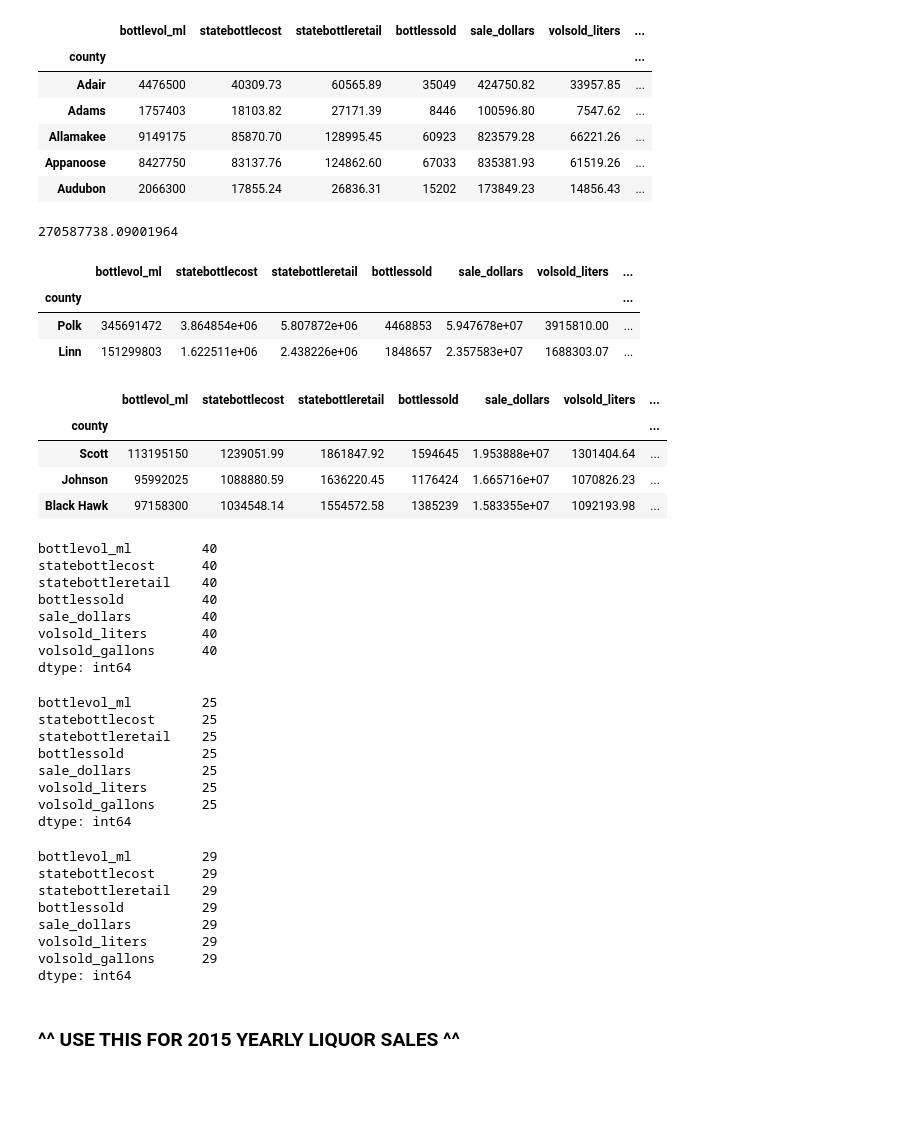
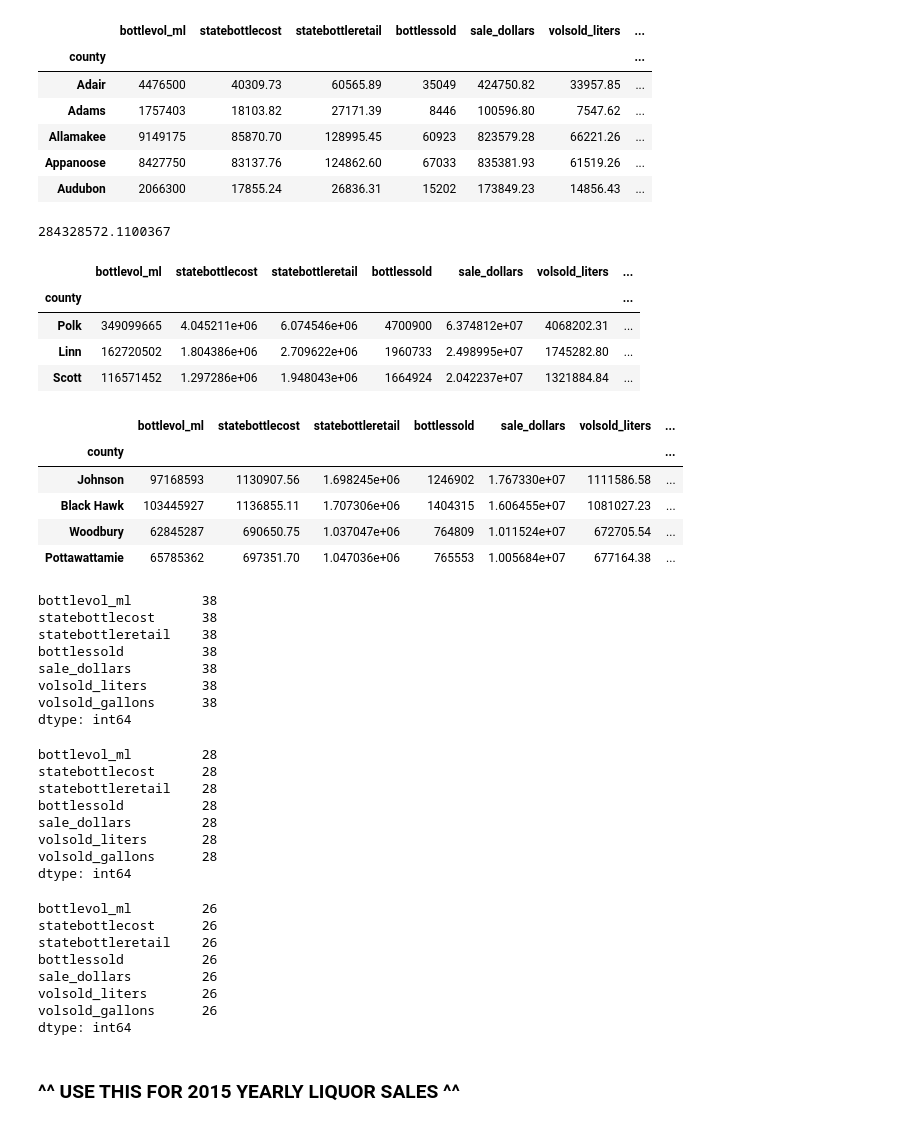
Before and after one commit to mjschillawski/Liquor-Sales-Linear-Regression, a Jupyter notebook: code/2016 Iowa Liquor Sales Projections.ipynb, the cells around one changed output. Drawn from its saved outputs; the diff is of its cells as text; code cells hidden in the pictures; blank space fills up the shorter version.

```diff
--- a/code/2016 Iowa Liquor Sales Projections.ipynb
+++ b/code/2016 Iowa Liquor Sales Projections.ipynb
@@ -397,60 +397,62 @@ county2015.head()
 | Appanoose | 8427750 | 83137.76 | 124862.60 | 67033 | 835381.93 | 61519.26 | ... |
 | Audubon | 2066300 | 17855.24 | 26836.31 | 15202 | 173849.23 | 14856.43 | ... |
 # %%
-county2014['sale_dollars'].sum()
+county2015['sale_dollars'].sum()
 # %% [output]
-270587738.09001964
+284328572.1100367
 # %%
-county2014[(county2014['sale_dollars'] > 20000000) &
-           county2014['sale_dollars']].sort_values('sale_dollars',ascending=False)
+county2015[(county2015['sale_dollars'] > 20000000) &
+           county2015['sale_dollars']].sort_values('sale_dollars',ascending=False)
 # %% [output]
 |  | bottlevol_ml | statebottlecost | statebottleretail | bottlessold | sale_dollars | volsold_liters | ... |
 | county |  |  |  |  |  |  | ... |
-| Polk | 345691472 | 3.864854e+06 | 5.807872e+06 | 4468853 | 5.947678e+07 | 3915810.00 | ... |
-| Linn | 151299803 | 1.622511e+06 | 2.438226e+06 | 1848657 | 2.357583e+07 | 1688303.07 | ... |
+| Polk | 349099665 | 4.045211e+06 | 6.074546e+06 | 4700900 | 6.374812e+07 | 4068202.31 | ... |
+| Linn | 162720502 | 1.804386e+06 | 2.709622e+06 | 1960733 | 2.498995e+07 | 1745282.80 | ... |
+| Scott | 116571452 | 1.297286e+06 | 1.948043e+06 | 1664924 | 2.042237e+07 | 1321884.84 | ... |
 # %%
-county2014[(county2014['sale_dollars'] < 20000000) &
-           (county2014['sale_dollars'] > 10000000)].sort_values('sale_dollars',ascending=False)
+county2015[(county2015['sale_dollars'] < 20000000) &
+           (county2015['sale_dollars'] > 10000000)].sort_values('sale_dollars',ascending=False)
 # %% [output]
 |  | bottlevol_ml | statebottlecost | statebottleretail | bottlessold | sale_dollars | volsold_liters | ... |
 | county |  |  |  |  |  |  | ... |
-| Scott | 113195150 | 1239051.99 | 1861847.92 | 1594645 | 1.953888e+07 | 1301404.64 | ... |
-| Johnson | 95992025 | 1088880.59 | 1636220.45 | 1176424 | 1.665716e+07 | 1070826.23 | ... |
-| Black Hawk | 97158300 | 1034548.14 | 1554572.58 | 1385239 | 1.583355e+07 | 1092193.98 | ... |
+| Johnson | 97168593 | 1130907.56 | 1.698245e+06 | 1246902 | 1.767330e+07 | 1111586.58 | ... |
+| Black Hawk | 103445927 | 1136855.11 | 1.707306e+06 | 1404315 | 1.606455e+07 | 1081027.23 | ... |
+| Woodbury | 62845287 | 690650.75 | 1.037047e+06 | 764809 | 1.011524e+07 | 672705.54 | ... |
+| Pottawattamie | 65785362 | 697351.70 | 1.047036e+06 | 765553 | 1.005684e+07 | 677164.38 | ... |
 # %%
-county2014[(county2014['sale_dollars'] < 10000000) &
-           (county2014['sale_dollars'] > 1000000)].sort_values('sale_dollars',ascending=False).count()
+county2015[(county2015['sale_dollars'] < 10000000) &
+           (county2015['sale_dollars'] > 1000000)].sort_values('sale_dollars',ascending=False).count()
 # %% [output]
-bottlevol_ml         40
-statebottlecost      40
-statebottleretail    40
-bottlessold          40
-sale_dollars         40
-volsold_liters       40
-volsold_gallons      40
+bottlevol_ml         38
+statebottlecost      38
+statebottleretail    38
+bottlessold          38
+sale_dollars         38
+volsold_liters       38
+volsold_gallons      38
 dtype: int64
 # %%
-county2015[(county2014['sale_dollars'] < 1000000) &
-           (county2014['sale_dollars'] > 500000)].sort_values('sale_dollars',ascending=False).count()
+county2015[(county2015['sale_dollars'] < 1000000) &
+           (county2015['sale_dollars'] > 500000)].sort_values('sale_dollars',ascending=False).count()
 # %% [output]
-bottlevol_ml         25
-statebottlecost      25
-statebottleretail    25
-bottlessold          25
-sale_dollars         25
-volsold_liters       25
-volsold_gallons      25
+bottlevol_ml         28
+statebottlecost      28
+statebottleretail    28
+bottlessold          28
+sale_dollars         28
+volsold_liters       28
+volsold_gallons      28
 dtype: int64
 # %%
-county2014[(county2014['sale_dollars'] < 500000)].sort_values('sale_dollars',ascending=False).count()
+county2015[(county2015['sale_dollars'] < 500000)].sort_values('sale_dollars',ascending=False).count()
 # %% [output]
-bottlevol_ml         29
-statebottlecost      29
-statebottleretail    29
-bottlessold          29
-sale_dollars         29
-volsold_liters       29
-volsold_gallons      29
+bottlevol_ml         26
+statebottlecost      26
+statebottleretail    26
+bottlessold          26
+sale_dollars         26
+volsold_liters       26
+volsold_gallons      26
 dtype: int64
 # %% [markdown]
 ### ^^ USE THIS FOR 2015 YEARLY LIQUOR SALES ^^
```
Also changed, not shown: parts of 81 cells of this notebook, 1 other file.
